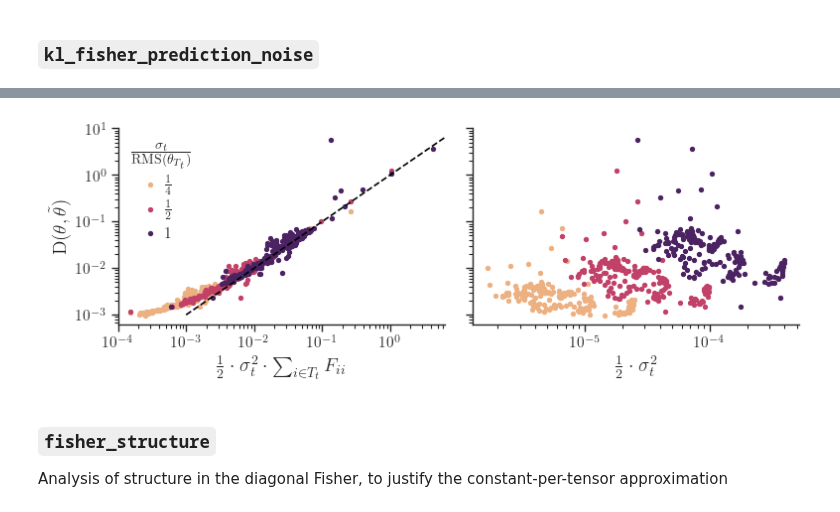
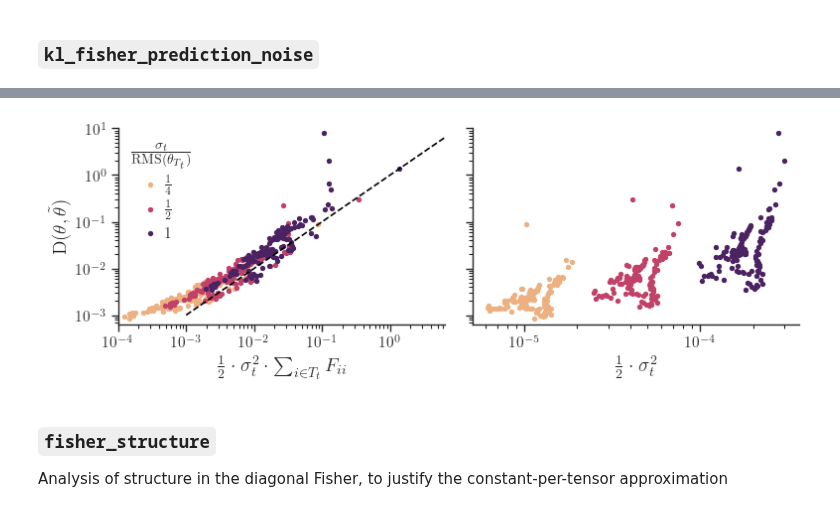
Before and after one commit to graphcore-research/llama-mobile-vlm, a Jupyter notebook: 20250127-FormatsCascade/AnalysisModelFormats.ipynb, the cells around one changed output, grey strips where cells are left out. Drawn from its saved outputs; the diff is of its cells as text; code cells hidden in the pictures.

```diff
--- a/20250127-FormatsCascade/AnalysisModelFormats.ipynb
+++ b/20250127-FormatsCascade/AnalysisModelFormats.ipynb
@@ -69,28 +73,29 @@ df.head()
 | 4 | Llama-3.2-1B | 0.25 | model.layers.0.self_attn.o_proj.w... | 736.610960 | 0.011592 | 0.005260 | 0.003093 | 0.000004 |
 # %%
 model = "Llama-3.1-8B"
+model = 'phi-4'
 fig, axs = plt.subplots(ncols=2, sharey=True)
 for ax, predictor in zip(axs, ["kl_div_prediction", "magnitude_prediction"]):
     scales = sorted(df.scale.unique())
     for scale, color in zip(scales, plot_utils.SEQ_PALETTE(matplotlib.colors.LogNorm()(scales))):
         d = df[(df.model == model) & (df.scale == scale)]
         ax.scatter(d[predictor], d.kl_div, color=color, label=plot_utils.format_fraction()(scale, None))
     if predictor == "kl_div_prediction":
         ax.plot([10**-3, 10], [10**-3, 10], "k--")
     ax.set_xscale("log")
     ax.set_yscale("log")
     if predictor == "kl_div_prediction":
         ax.set_xlabel(r"$\frac{1}{2} \cdot \sigma_t^2 \cdot \sum_{i \in T_t} F_{ii}$")
         ax.set_xlim((10**-4, 10**0.8))
     if predictor == "magnitude_prediction":
         ax.set_xlabel(r"$\frac{1}{2} \cdot \sigma_t^2$")
 axs[0].set_ylim((10**-3.2, 10**1))
 axs[0].legend(title=r"$\frac{\sigma_t}{\text{RMS}(\theta_{T_t})}$", handletextpad=1., handlelength=0)
 axs[0].set_ylabel(r"$\mathrm{D}(\theta, \tilde{\theta})$")
 plot_utils.tidy(fig)
-plot_utils.save("kl_fisher_prediction_noise")
+# plot_utils.save("kl_fisher_prediction_noise")
 # %% [output]
-[figure, old version]
+[figure, new version]
 # %% [markdown]
 ### `fisher_structure`
 
```
Also changed, not shown: parts of 9 cells of this notebook, 4 other files.
